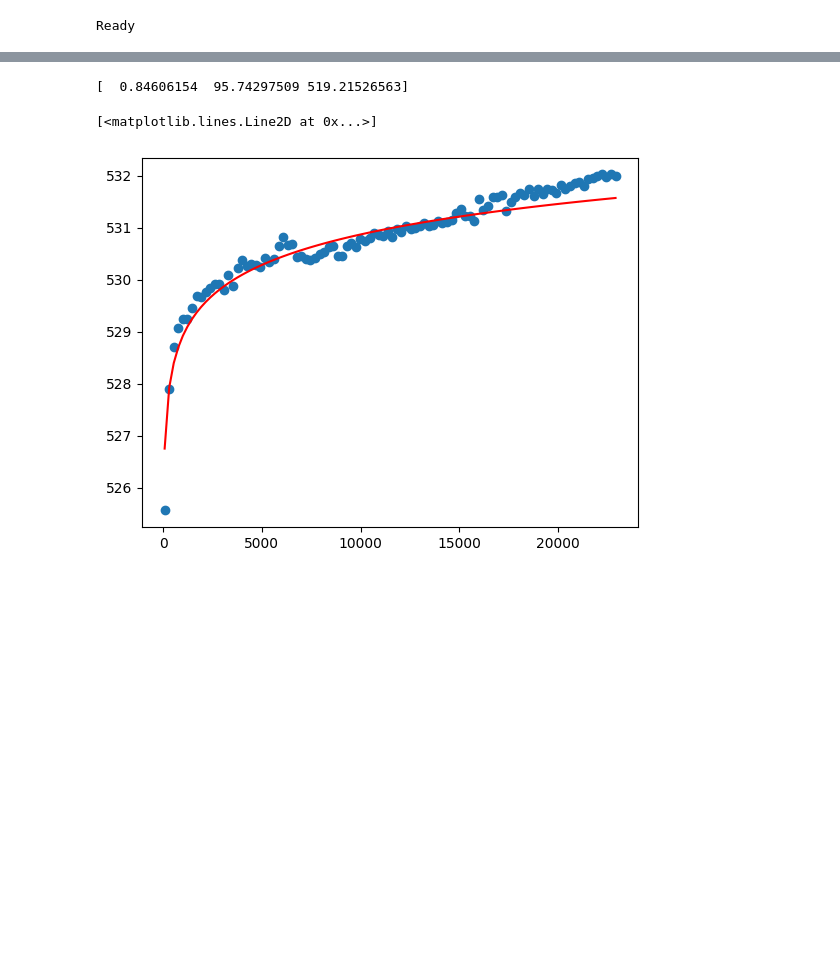
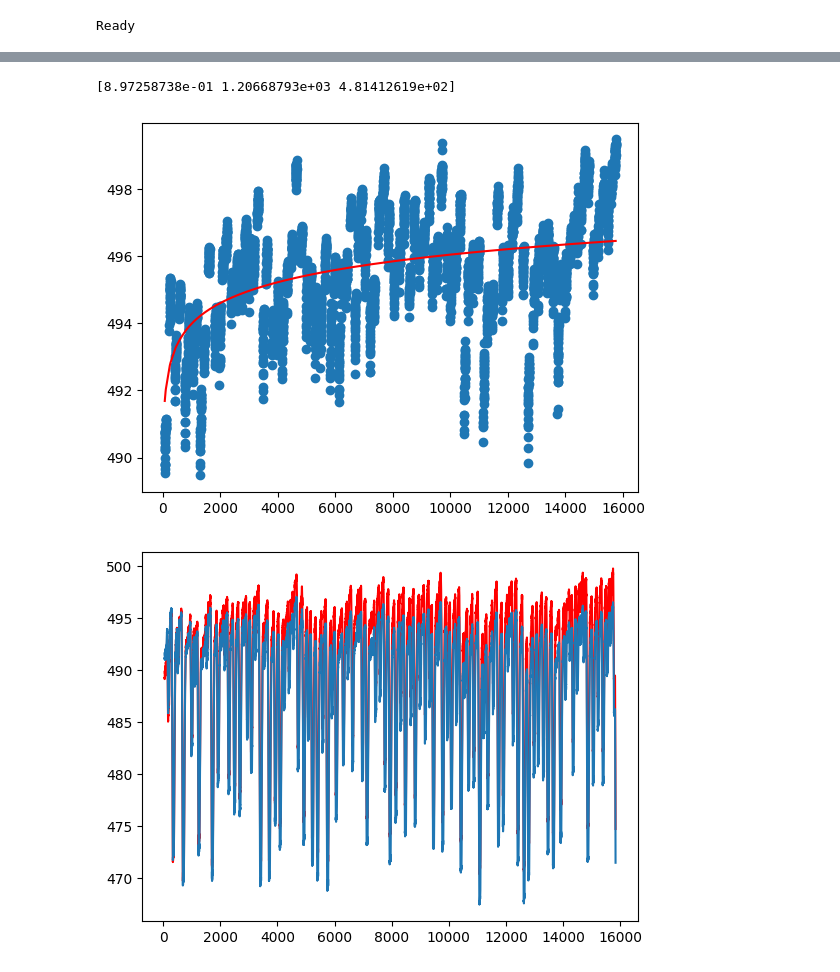
Before and after one commit to valleyquail/WormMQP, a Jupyter notebook: Data/modeling.ipynb, the cells around one changed output, grey strips where cells are left out. Saved outputs shown, nothing was run; the diff lists cells and outputs as text; code cells hidden in the pictures; blank space fills up the shorter version.

Commit message:
saving data

```diff
--- a/Data/modeling.ipynb
+++ b/Data/modeling.ipynb
@@ -91,9 +113,13 @@ plot_pr_curve(df,[0,100])
 plt.show()
 plot_data(df,[0,100])
 plt.show()
-peaks = df[(df['Position'] == -400) & (df['Position'].shift(1) != -400)]
-valleys = df[(df['Position'] == 0) & (df['Position'].shift(1) != 0)]
-# plt.show()
+# peaks = df[(df['Position'] == -400) & (df['Position'].shift(1) != -400)]
+# valleys = df[(df['Position'] == 0) & (df['Position'].shift(1) != 0)]
+points = df[df['Position'] == df['Position'].shift(-1)]
+peaks = points[points['Position'] < -200]
+valleys = points[points['Position'] > -200]
+
+
 plt.scatter(peaks.index,peaks['Reading'])
-plt.scatter(valleys.index,valleys['Reading']+40,c='r')
+plt.scatter(valleys.index,valleys['Reading'],c='r')
 # %% [output]
@@ -104,16 +130,35 @@ plt.scatter(valleys.index,valleys['Reading']+40,c='r')
 # %%
 import scipy.optimize
 
 
+data_set = peaks
+
 def func(x, a, b, c):
     return a * np.log(b * x) + c
 
-popt, pcov = scipy.optimize.curve_fit(func, peaks.index[0:50], peaks['Reading'][0:50])
+popt, pcov = scipy.optimize.curve_fit(func, data_set.index[10:], data_set['Reading'][10:])
 print(popt)
 
-plt.scatter(peaks.index,peaks['Reading'])
-plt.plot(peaks.index, func(peaks.index, *popt),c='r')
+plt.scatter(data_set.index,data_set['Reading'])
+plt.plot(data_set.index, func(data_set.index, *popt),c='r')
+plt.show()
+
+def predict(x):
+    return func(x, *popt)
+
+df['Normalized'] = df['Reading'] - predict(df.index)
+start = 50
+plt.plot(df[start:].index,df['Reading'][start:], c='r')
+plt.plot(df[start:].index, df['Normalized'][start:]+df['Reading'].median())
+plt.show()
+
+plot_pr_curve(df,[20,100])
+plt.show()
+plot_pr_curve(df,[20,100],'Normalized')
+
+plt.show()
+# plt.scatter(df['Position'][4600:],df['Normalized'][4600:])
 # %% [output]
-[  0.84606154  95.74297509 519.21526563]
+[8.97258738e-01 1.20668793e+03 4.81412619e+02]
-[<matplotlib.lines.Line2D at 0x...>]
-[figure, old version]
+[figure, new version]
+[figure, added]
```
Also changed, not shown: parts of 8 cells of this notebook, 16 other files.
